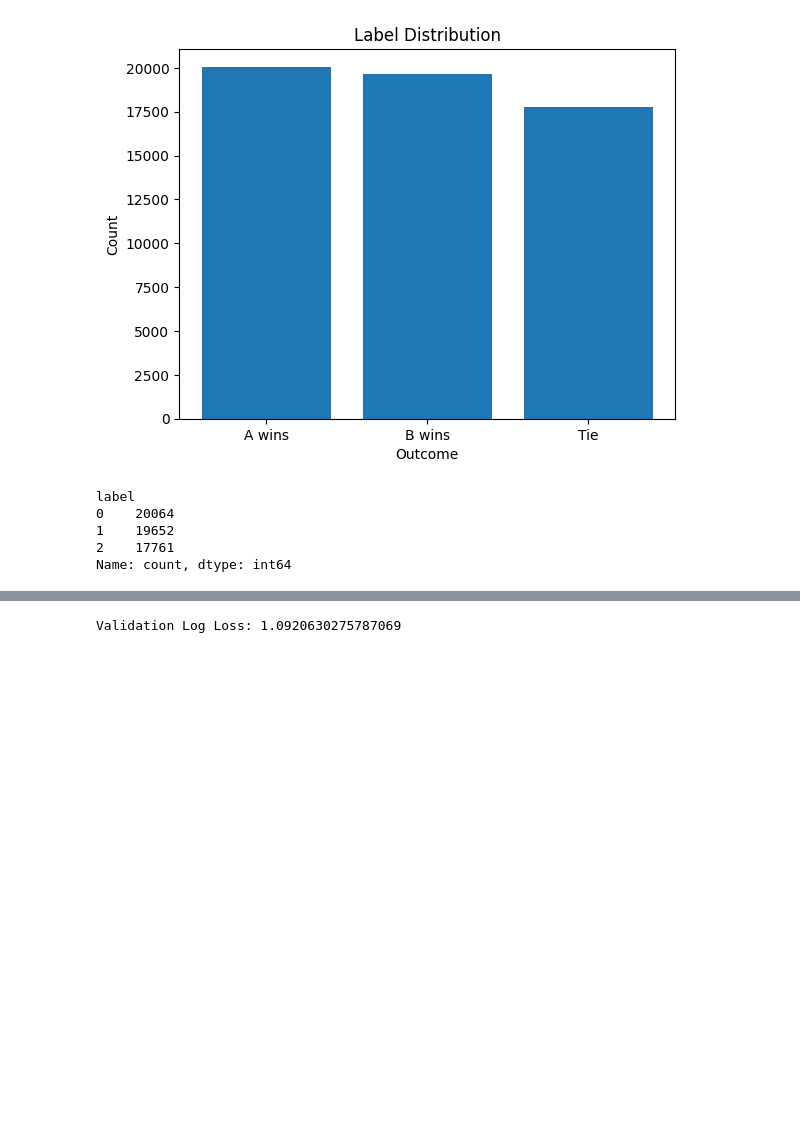
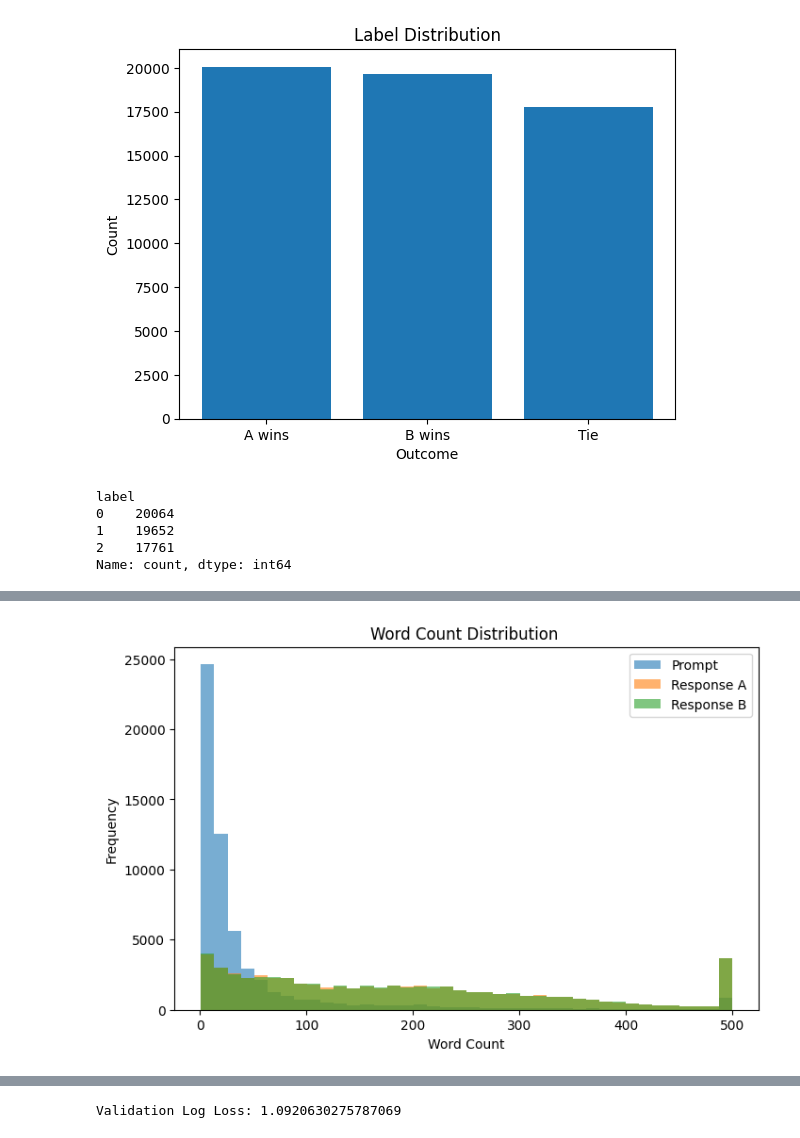
Before and after one commit to Advika07/SC4000-Machine-Learning-Group-Project, a Jupyter notebook: chatbot_arena.ipynb, the cells around one changed output, grey strips where cells are left out. Saved outputs shown, nothing was run; the diff lists cells and outputs as text; code cells hidden in the pictures; blank space fills up the shorter version.

Commit message:
data prep

```diff
--- a/chatbot_arena.ipynb
+++ b/chatbot_arena.ipynb
@@ -37,7 +37,7 @@ Current working directory: c:\Users\vkkak\sc4000\SC4000-Machine-Learning-Group-P
 
 notebook_dir = os.getcwd()
 #print(f"Current working directory: {notebook_dir}")
-data_dir = os.path.join(notebook_dir, "dataset")
+data_dir = os.path.join(notebook_dir, "data")
 # %%
 import pandas as pd
 import os
@@ -109,0 +132,12 @@ Name: count, dtype: int64
+# %%
+#word count calculation
+import pandas as pd
+import matplotlib.pyplot as plt
+import seaborn as sns
+
+# Word counts
+train["prompt_len"] = train["prompt"].str.split().str.len()
+train["respA_len"] = train["response_a"].str.split().str.len()
+train["respB_len"] = train["response_b"].str.split().str.len()
+
+print(train[["prompt_len","respA_len","respB_len"]].describe()[["prompt_len","respA_len","respB_len"]])
@@ -109,0 +154,13 @@ Name: count, dtype: int64
+# %%
+#histogram of lengths
+plt.figure(figsize=(8,5))
+plt.hist(train["prompt_len"].clip(upper=500), bins=40, alpha=0.6, label="Prompt")
+plt.hist(train["respA_len"].clip(upper=500), bins=40, alpha=0.6, label="Response A")
+plt.hist(train["respB_len"].clip(upper=500), bins=40, alpha=0.6, label="Response B")
+plt.title("Word Count Distribution ")
+plt.xlabel("Word Count")
+plt.ylabel("Frequency")
+plt.legend()
+plt.show()
+# %% [output]
+[figure, added]
```
Also changed, not shown: parts of 11 cells of this notebook.
